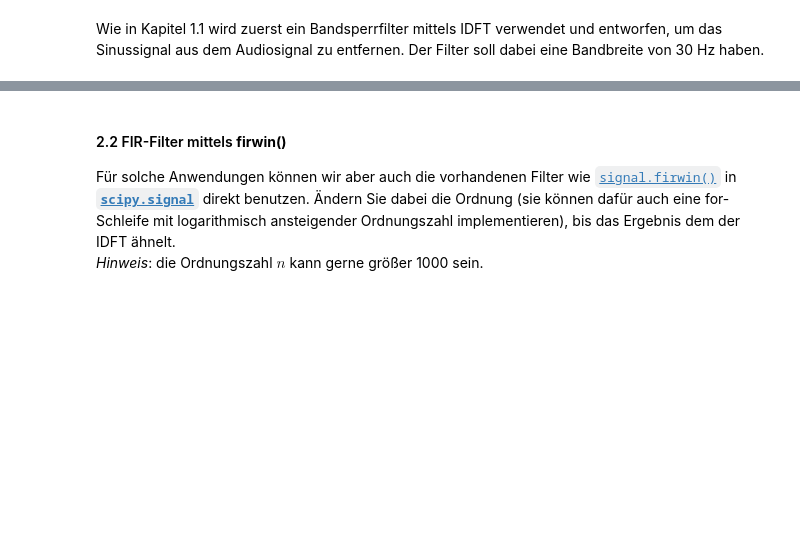
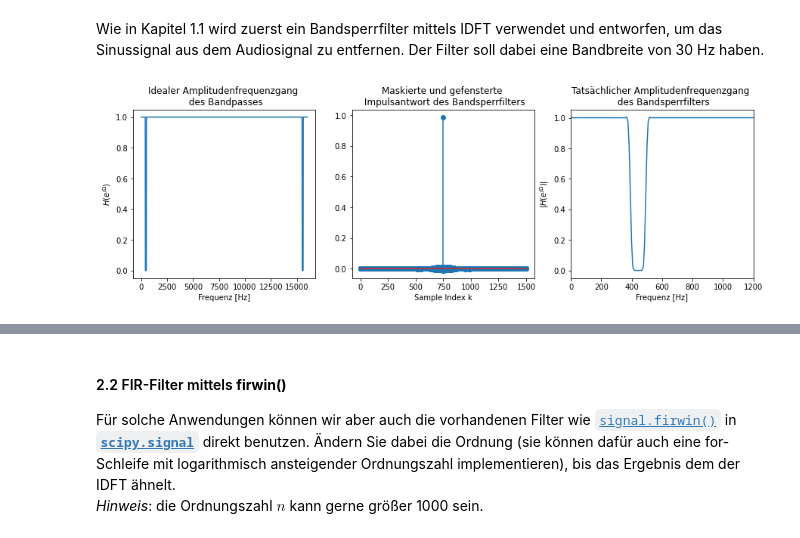
Before and after one commit to TUD-STKS/tud-sv, a Jupyter notebook: Thema-1-Filter/1.3 - Anwendungsbeispiel.ipynb, the cells around one changed output, grey strips where cells are left out. Drawn from its saved outputs; the diff is of its cells as text; code cells hidden in the pictures; blank space fills up the shorter version.

```diff
--- a/Thema-1-Filter/1.3 - Anwendungsbeispiel.ipynb
+++ b/Thema-1-Filter/1.3 - Anwendungsbeispiel.ipynb
@@ -447,39 +458,42 @@ bw_Hz = 100  # Bandbreite des Sperrbereiches
 fcLower_Hz = fsin_Hz - bw_Hz/2
 fcUpper_Hz = fsin_Hz + bw_Hz/2
 fftLength = 2048
-f_Hz = np.linspace(-fs_Hz/2, fs_Hz/2, fftLength)
+f_Hz = np.linspace(0, fs_Hz, fftLength)
 # Definition des idealen Frequenzganges:
-H = np.where((np.abs(f_Hz) > fcLower_Hz) & (np.abs(f_Hz) < fcUpper_Hz), 0, 1)
+H = np.where((f_Hz > fcLower_Hz) & (f_Hz < fcUpper_Hz)
+             | (f_Hz > fs_Hz - fcUpper_Hz) & (f_Hz < fs_Hz - fcLower_Hz), 0, 1)
 # IFFT und shift:
 h = np.fft.ifftshift(fftpack.ifft(H, fftLength))
 
 # Filterkern aus der Impulsantwort ausschneiden und Fenstern:
 filterLength = 1500;
 window = signal.get_window('hanning', filterLength+1)
 filterKernel = np.real(h[(fftLength - filterLength)//2:(fftLength + filterLength)//2 + 1])*window
 k = np.arange(0, filterKernel.size)
 
 # Synthese des ist-Filters:
 H_ist = np.abs(fft.fft(filterKernel, fftLength))
 
 # Plot
 plt.subplot(131)
 plt.title('Idealer Amplitudenfrequenzgang \n des Bandpasses')
 plt.xlabel('Frequenz [Hz]')
 plt.ylabel('$H(e^{j\Omega})$')
-plt.xlim([-700,700])
+# plt.xlim([-700,700])
 plt.plot(f_Hz, H)
 plt.subplot(132)
 plt.title('Maskierte und gefensterte \n Impulsantwort des Bandsperrfilters')
 plt.xlabel('Sample Index k')
 plt.stem(k, filterKernel, use_line_collection=True)
 plt.subplot(133)
 plt.title('Tatsächlicher Amplitudenfrequenzgang \n des Bandsperrfilters')
 plt.xlabel('Frequenz [Hz]')
 plt.ylabel('$|H(e^{j\Omega})|$')
 plt.plot(f_Hz, H_ist)
-plt.xlim([-1200,1200])
+plt.xlim([0,1200])
 plt.subplots_adjust(left=0.1, right=2, top=0.9)
+# %% [output]
+[figure, added]
 # %%
 # Filterung
 corruptedAudioSignal_filtered = signal.convolve(corruptedAudioSignal, filterKernel, 'same') # Faltung
```
Also changed, not shown: parts of 7 cells of this notebook.
